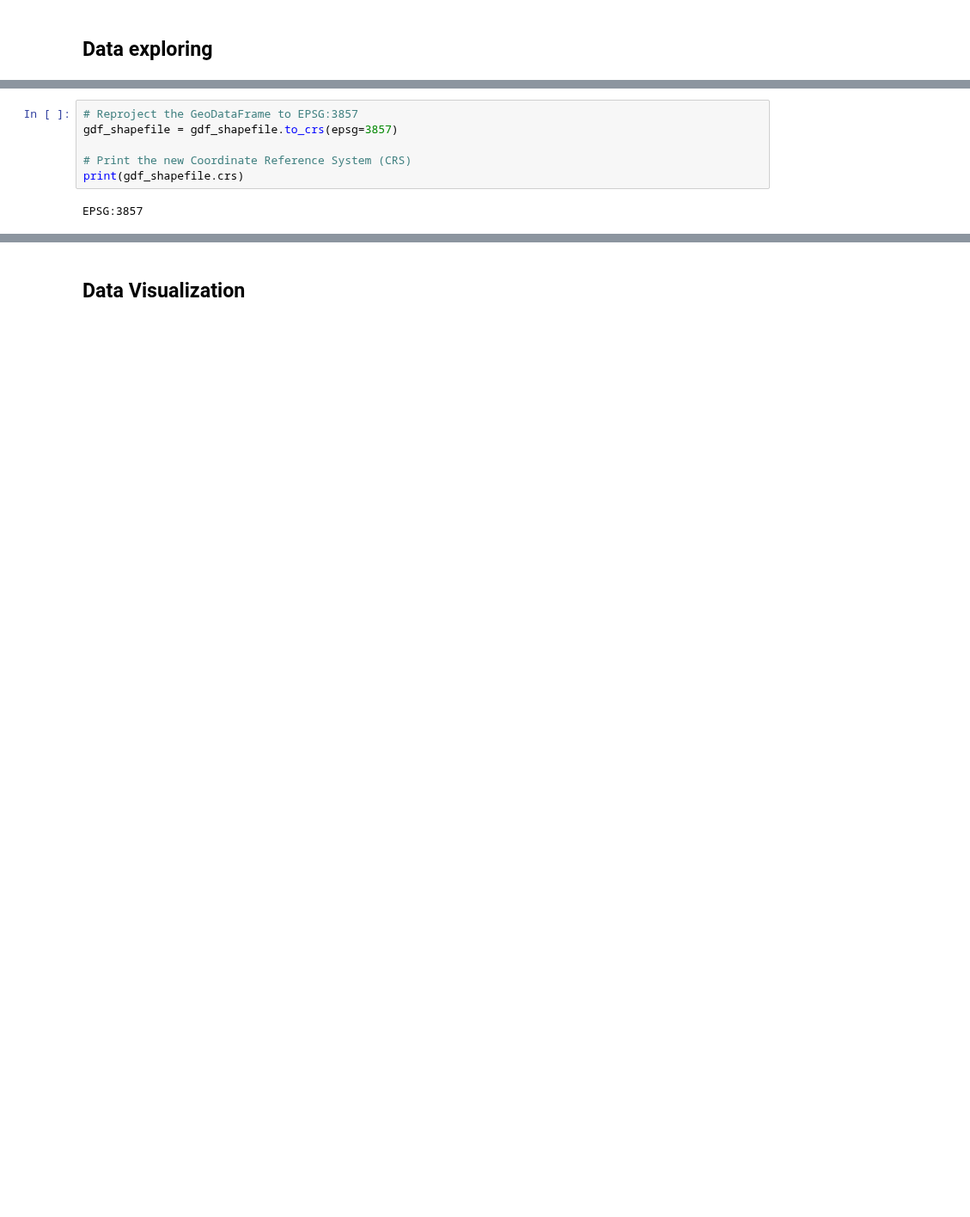
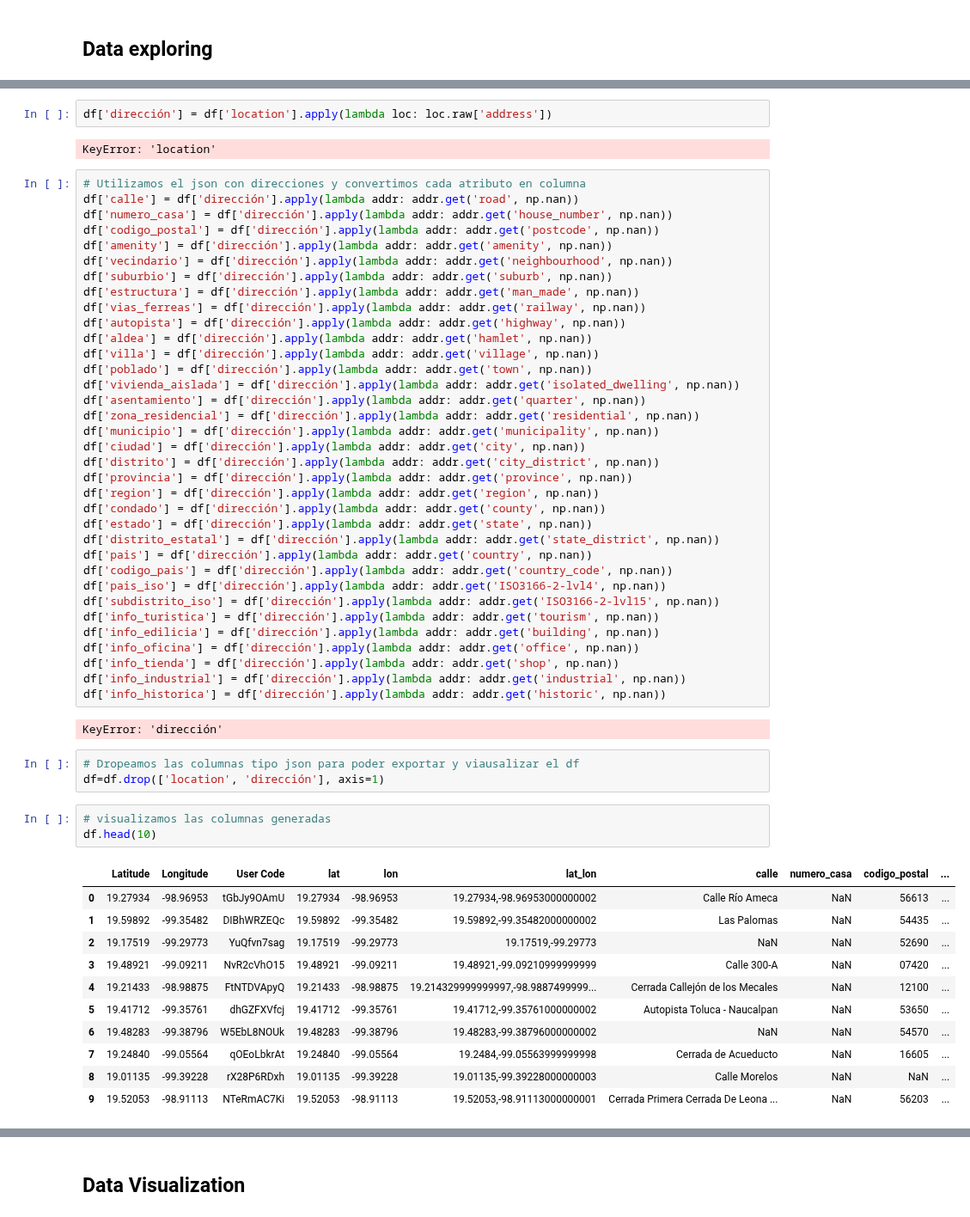
Before and after one commit to oechenique/geocoding, a Jupyter notebook: reverse_geocoding.ipynb, the cells around one changed output, grey strips where cells are left out. Shown at 86% size. Drawn from its saved outputs; the diff is of its cells as text; blank space fills up the shorter version.

```diff
--- a/reverse_geocoding.ipynb
+++ b/reverse_geocoding.ipynb
@@ -64,8 +87,59 @@ GEOGCS["GCS_North_American_1983",DATUM["D_North_American_1983",SPHEROID["GRS_198
 # %%
-# Reproject the GeoDataFrame to EPSG:3857
-gdf_shapefile = gdf_shapefile.to_crs(epsg=3857)
-
-# Print the new Coordinate Reference System (CRS)
-print(gdf_shapefile.crs)
+df['dirección'] = df['location'].apply(lambda loc: loc.raw['address'])
 # %% [output]
-EPSG:3857
+KeyError: 'location'
+# %%
+# Utilizamos el json con direcciones y convertimos cada atributo en columna
+df['calle'] = df['dirección'].apply(lambda addr: addr.get('road', np.nan))
+df['numero_casa'] = df['dirección'].apply(lambda addr: addr.get('house_number', np.nan))
+df['codigo_postal'] = df['dirección'].apply(lambda addr: addr.get('postcode', np.nan))
+df['amenity'] = df['dirección'].apply(lambda addr: addr.get('amenity', np.nan))
+df['vecindario'] = df['dirección'].apply(lambda addr: addr.get('neighbourhood', np.nan))
+df['suburbio'] = df['dirección'].apply(lambda addr: addr.get('suburb', np.nan))
+df['estructura'] = df['dirección'].apply(lambda addr: addr.get('man_made', np.nan))
+df['vias_ferreas'] = df['dirección'].apply(lambda addr: addr.get('railway', np.nan))
+df['autopista'] = df['dirección'].apply(lambda addr: addr.get('highway', np.nan))
+df['aldea'] = df['dirección'].apply(lambda addr: addr.get('hamlet', np.nan))
+df['villa'] = df['dirección'].apply(lambda addr: addr.get('village', np.nan))
+df['poblado'] = df['dirección'].apply(lambda addr: addr.get('town', np.nan))
+df['vivienda_aislada'] = df['dirección'].apply(lambda addr: addr.get('isolated_dwelling', np.nan))
+df['asentamiento'] = df['dirección'].apply(lambda addr: addr.get('quarter', np.nan))
+df['zona_residencial'] = df['dirección'].apply(lambda addr: addr.get('residential', np.nan))
+df['municipio'] = df['dirección'].apply(lambda addr: addr.get('municipality', np.nan))
+df['ciudad'] = df['dirección'].apply(lambda addr: addr.get('city', np.nan))
+df['distrito'] = df['dirección'].apply(lambda addr: addr.get('city_district', np.nan))
+df['provincia'] = df['dirección'].apply(lambda addr: addr.get('province', np.nan))
+df['region'] = df['dirección'].apply(lambda addr: addr.get('region', np.nan))
+df['condado'] = df['dirección'].apply(lambda addr: addr.get('county', np.nan))
+df['estado'] = df['dirección'].apply(lambda addr: addr.get('state', np.nan))
+df['distrito_estatal'] = df['dirección'].apply(lambda addr: addr.get('state_district', np.nan))
+df['pais'] = df['dirección'].apply(lambda addr: addr.get('country', np.nan))
+df['codigo_pais'] = df['dirección'].apply(lambda addr: addr.get('country_code', np.nan))
+df['pais_iso'] = df['dirección'].apply(lambda addr: addr.get('ISO3166-2-lvl4', np.nan))
+df['subdistrito_iso'] = df['dirección'].apply(lambda addr: addr.get('ISO3166-2-lvl15', np.nan))
+df['info_turistica'] = df['dirección'].apply(lambda addr: addr.get('tourism', np.nan))
+df['info_edilicia'] = df['dirección'].apply(lambda addr: addr.get('building', np.nan))
+df['info_oficina'] = df['dirección'].apply(lambda addr: addr.get('office', np.nan))
+df['info_tienda'] = df['dirección'].apply(lambda addr: addr.get('shop', np.nan))
+df['info_industrial'] = df['dirección'].apply(lambda addr: addr.get('industrial', np.nan))
+df['info_historica'] = df['dirección'].apply(lambda addr: addr.get('historic', np.nan))
+# %% [output]
+KeyError: 'dirección'
+# %%
+# Dropeamos las columnas tipo json para poder exportar y viausalizar el df
+df=df.drop(['location', 'dirección'], axis=1)
+# %%
+# visualizamos las columnas generadas
+df.head(10)
+# %% [output]
+|  | Latitude | Longitude | User Code | lat | lon | lat_lon | calle | numero_casa | codigo_postal | ... |
+| 0 | 19.27934 | -98.96953 | tGbJy9OAmU | 19.27934 | -98.96953 | 19.27934,-98.96953000000002 | Calle Río Ameca | NaN | 56613 | ... |
+| 1 | 19.59892 | -99.35482 | DIBhWRZEQc | 19.59892 | -99.35482 | 19.59892,-99.35482000000002 | Las Palomas | NaN | 54435 | ... |
+| 2 | 19.17519 | -99.29773 | YuQfvn7sag | 19.17519 | -99.29773 | 19.17519,-99.29773 | NaN | NaN | 52690 | ... |
+| 3 | 19.48921 | -99.09211 | NvR2cVhO15 | 19.48921 | -99.09211 | 19.48921,-99.09210999999999 | Calle 300-A | NaN | 07420 | ... |
+| 4 | 19.21433 | -98.98875 | FtNTDVApyQ | 19.21433 | -98.98875 | 19.214329999999997,-98.9887499999... | Cerrada Callejón de los Mecales | NaN | 12100 | ... |
+| 5 | 19.41712 | -99.35761 | dhGZFXVfcj | 19.41712 | -99.35761 | 19.41712,-99.35761000000002 | Autopista Toluca - Naucalpan | NaN | 53650 | ... |
+| 6 | 19.48283 | -99.38796 | W5EbL8NOUk | 19.48283 | -99.38796 | 19.48283,-99.38796000000002 | NaN | NaN | 54570 | ... |
+| 7 | 19.24840 | -99.05564 | qOEoLbkrAt | 19.24840 | -99.05564 | 19.2484,-99.05563999999998 | Cerrada de Acueducto | NaN | 16605 | ... |
+| 8 | 19.01135 | -99.39228 | rX28P6RDxh | 19.01135 | -99.39228 | 19.01135,-99.39228000000003 | Calle Morelos | NaN | NaN | ... |
+| 9 | 19.52053 | -98.91113 | NTeRmAC7Ki | 19.52053 | -98.91113 | 19.52053,-98.91113000000001 | Cerrada Primera Cerrada De Leona ... | NaN | 56203 | ... |
```
Also changed, not shown: parts of 11 cells of this notebook, 1 other file.
